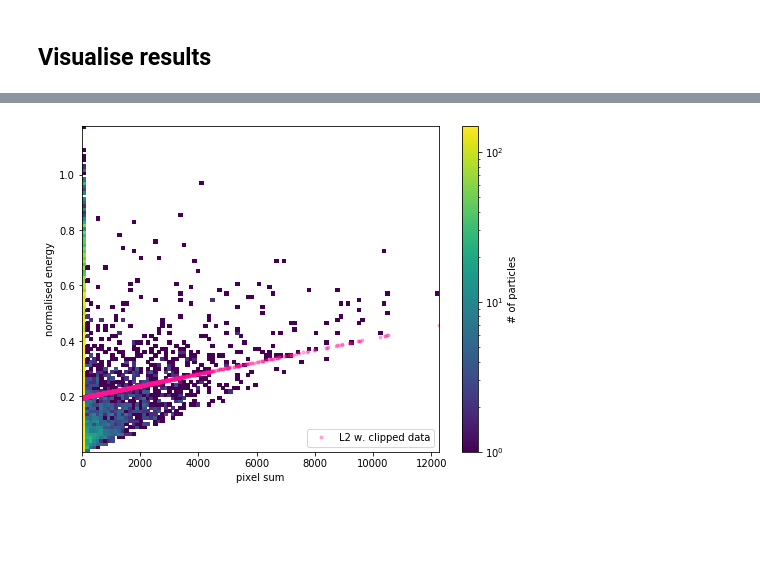
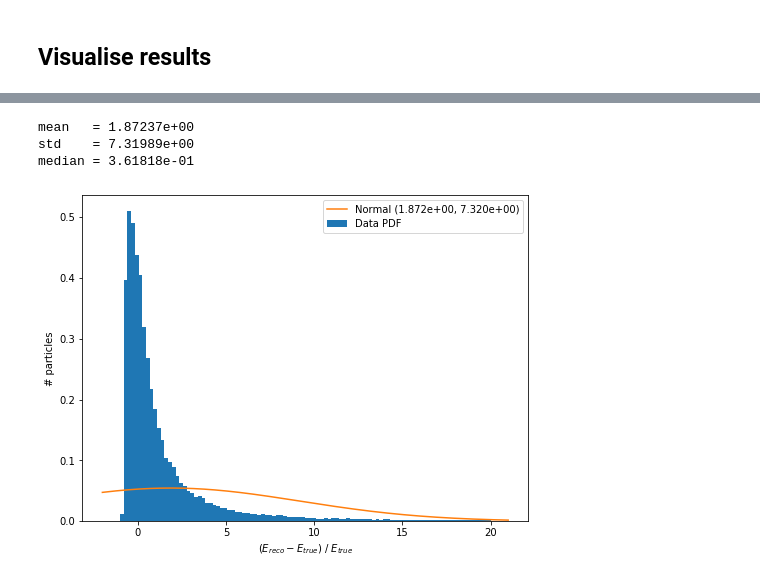
Before and after one commit to pauldebryas/SND_trackers_My_data, a Jupyter notebook: regression_true_hits.ipynb, the cells around one changed output, grey strips where cells are left out. Drawn from its saved outputs; the diff is of its cells as text; code cells hidden in the pictures; blank space fills up the shorter version.

```diff
--- a/regression_true_hits.ipynb
+++ b/regression_true_hits.ipynb
@@ -72,4 +14,2 @@ See the caveats in the documentation: http://pandas.pydata.org/pandas-docs/stabl
 # %%
-full_X, full_y = operate_datasets.load_dataset('~/snd_data/new_dataset/', 'sum')
+full_X, full_y = operate_datasets.load_dataset('', 'true')
-# %%
-full_X = true_hits_X
@@ -124,4 +81,7 @@ plot_res_hist_custom(y_train, y_pred_l2)
 # %%
-model_visualisation.plot_2d_energy_hist(X_train, y_train, y_pred_l2)
+model_visualisation.plot_res_hist_fit(y_train, y_pred_l2, [-1,20])
 # %% [output]
+mean   = 1.87237e+00
+std    = 7.31989e+00
+median = 3.61818e-01
-[figure, old version]
+[figure, new version]
```
Also changed, not shown: parts of 20 cells of this notebook, 2 other files.
